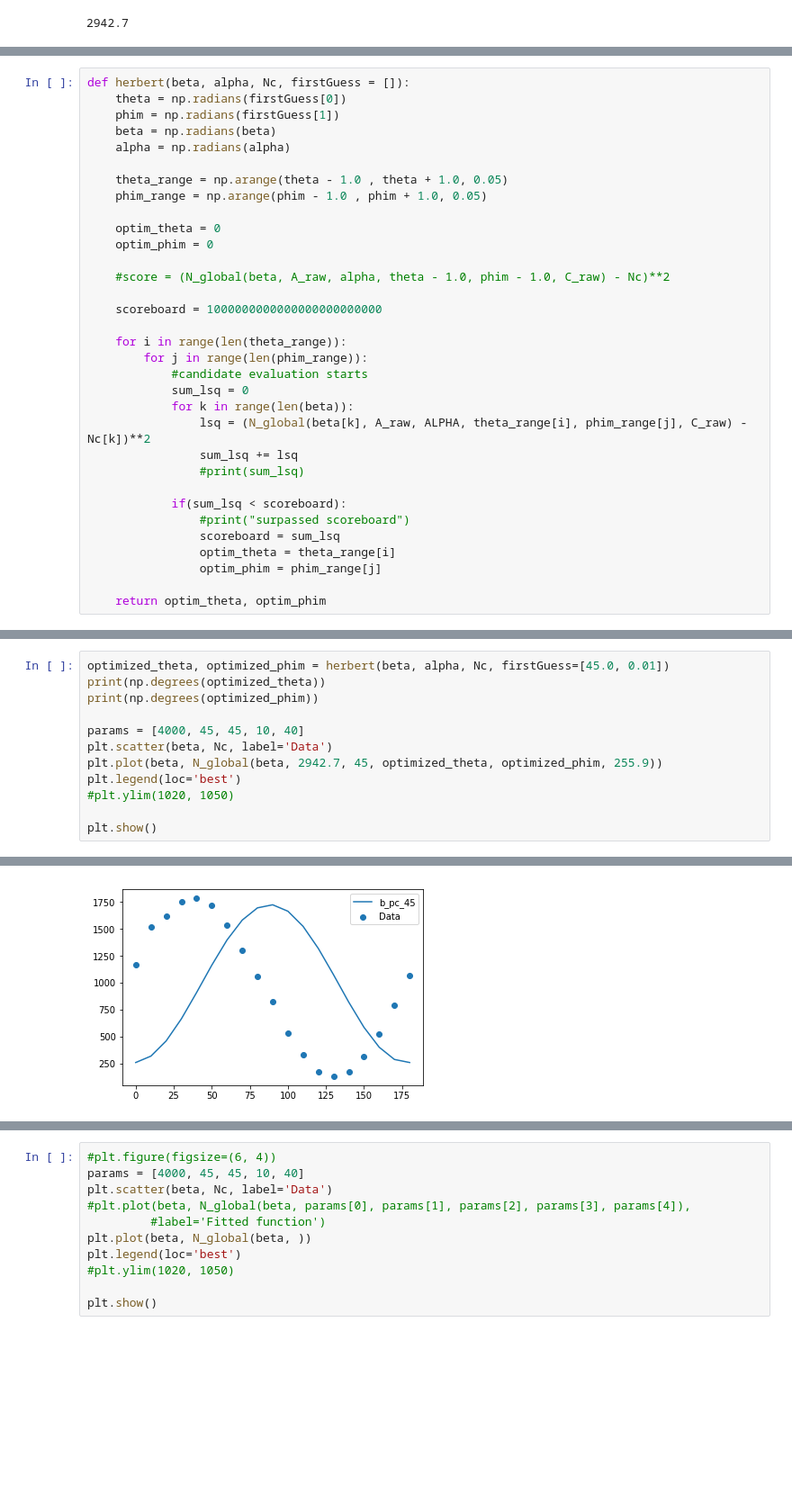
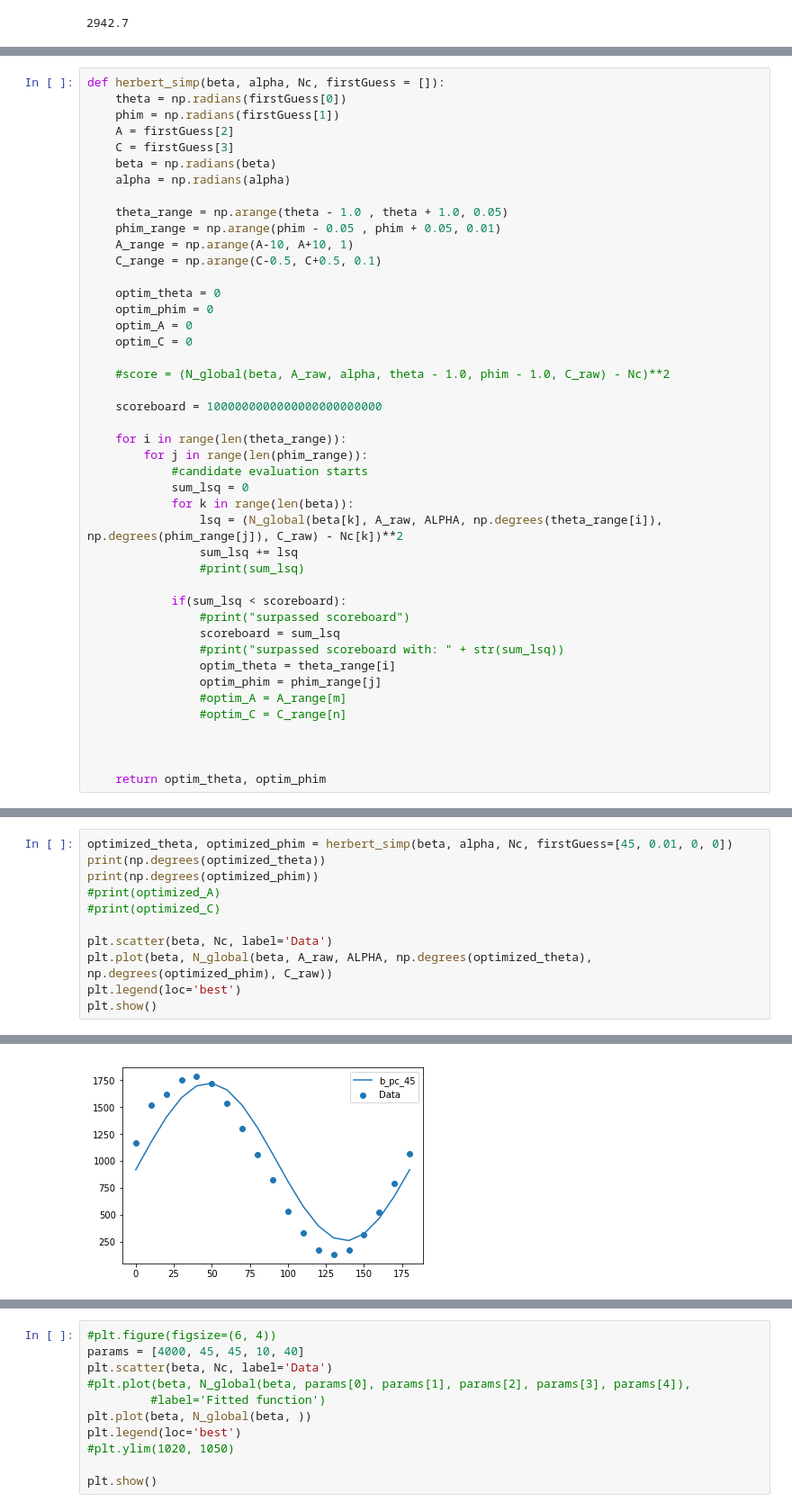
Before and after one commit to indibl99/adv_lab, a Jupyter notebook: Bells_Analysis.ipynb, the cells around one changed output, grey strips where cells are left out. Shown: that part at 90% size. Cells and saved outputs as stored; diff of their text form; blank space fills up the shorter version.

```diff
--- a/Bells_Analysis.ipynb
+++ b/Bells_Analysis.ipynb
@@ -54,15 +105,21 @@ ALPHA = 45
 # %%
-def herbert(beta, alpha, Nc, firstGuess = []):
+def herbert_simp(beta, alpha, Nc, firstGuess = []):
     theta = np.radians(firstGuess[0])
     phim = np.radians(firstGuess[1])
+    A = firstGuess[2]
+    C = firstGuess[3]
     beta = np.radians(beta)
     alpha = np.radians(alpha)
 
     theta_range = np.arange(theta - 1.0 , theta + 1.0, 0.05)
-    phim_range = np.arange(phim - 1.0 , phim + 1.0, 0.05)
+    phim_range = np.arange(phim - 0.05 , phim + 0.05, 0.01)
+    A_range = np.arange(A-10, A+10, 1)
+    C_range = np.arange(C-0.5, C+0.5, 0.1)
 
     optim_theta = 0
     optim_phim = 0
+    optim_A = 0
+    optim_C = 0
 
     #score = (N_global(beta, A_raw, alpha, theta - 1.0, phim - 1.0, C_raw) - Nc)**2
 
@@ -73,15 +130,20 @@ def herbert(beta, alpha, Nc, firstGuess = []):
             #candidate evaluation starts
             sum_lsq = 0
             for k in range(len(beta)):
-                lsq = (N_global(beta[k], A_raw, ALPHA, theta_range[i], phim_range[j], C_raw) - Nc[k])**2
+                lsq = (N_global(beta[k], A_raw, ALPHA, np.degrees(theta_range[i]), np.degrees(phim_range[j]), C_raw) - Nc[k])**2
                 sum_lsq += lsq
                 #print(sum_lsq)
 
             if(sum_lsq < scoreboard):
                 #print("surpassed scoreboard")
                 scoreboard = sum_lsq
+                #print("surpassed scoreboard with: " + str(sum_lsq))
                 optim_theta = theta_range[i]
                 optim_phim = phim_range[j]
+                #optim_A = A_range[m]
+                #optim_C = C_range[n]
+
+
 
     return optim_theta, optim_phim
 # %%
@@ -96,13 +189,12 @@ def N_global(x, A, alpha, theta, phim, C):
 # %%
-optimized_theta, optimized_phim = herbert(beta, alpha, Nc, firstGuess=[45.0, 0.01])
+optimized_theta, optimized_phim = herbert_simp(beta, alpha, Nc, firstGuess=[45, 0.01, 0, 0])
 print(np.degrees(optimized_theta))
 print(np.degrees(optimized_phim))
+#print(optimized_A)
+#print(optimized_C)
 
-params = [4000, 45, 45, 10, 40]
 plt.scatter(beta, Nc, label='Data')
-plt.plot(beta, N_global(beta, 2942.7, 45, optimized_theta, optimized_phim, 255.9))
+plt.plot(beta, N_global(beta, A_raw, ALPHA, np.degrees(optimized_theta), np.degrees(optimized_phim), C_raw))
 plt.legend(loc='best')
-#plt.ylim(1020, 1050)
-
 plt.show()
 # %% [output]
@@ -126 +203 @@ plt.show()
-[figure, old version]
+[figure, new version]
```
Also changed, not shown: parts of 8 cells of this notebook.
